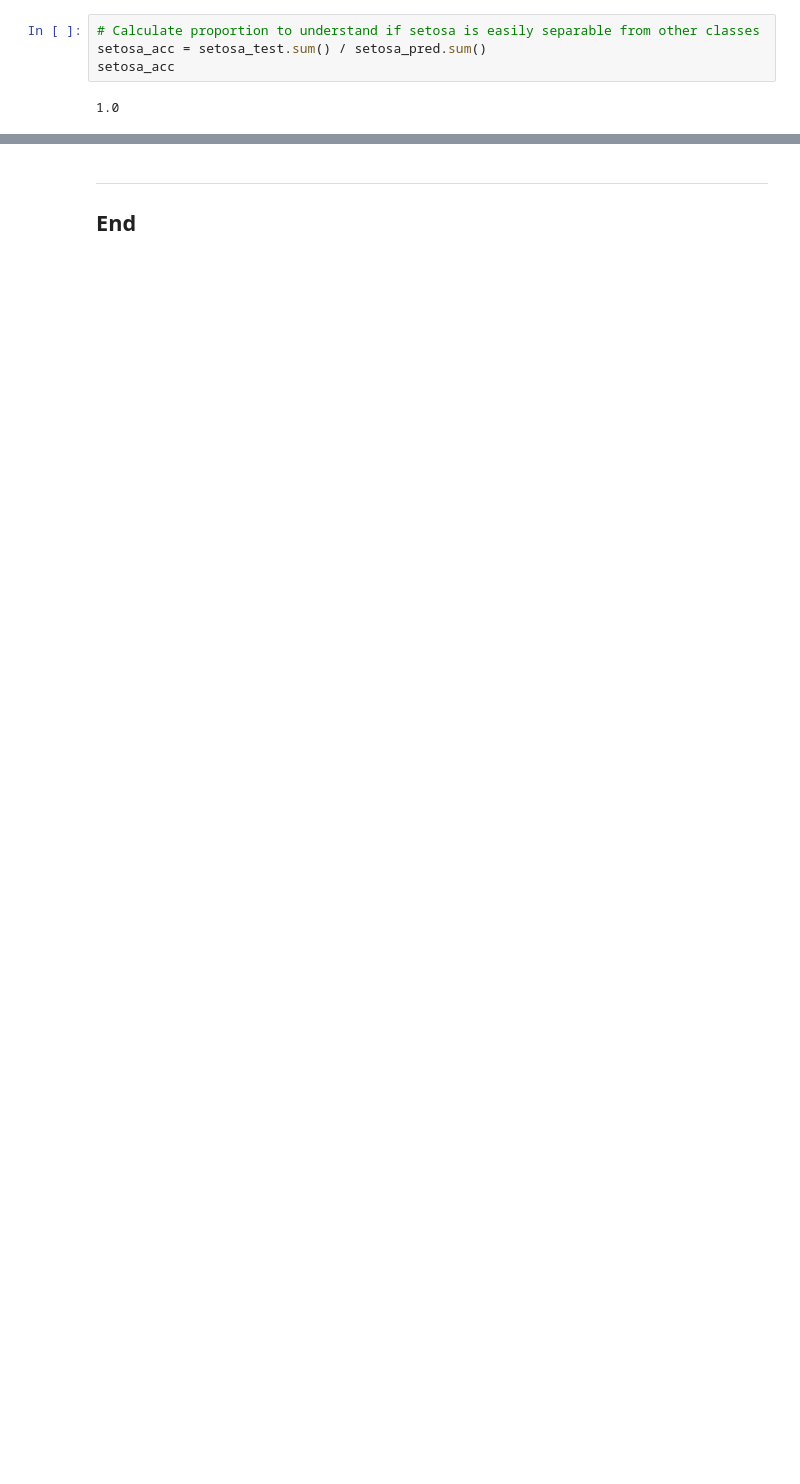
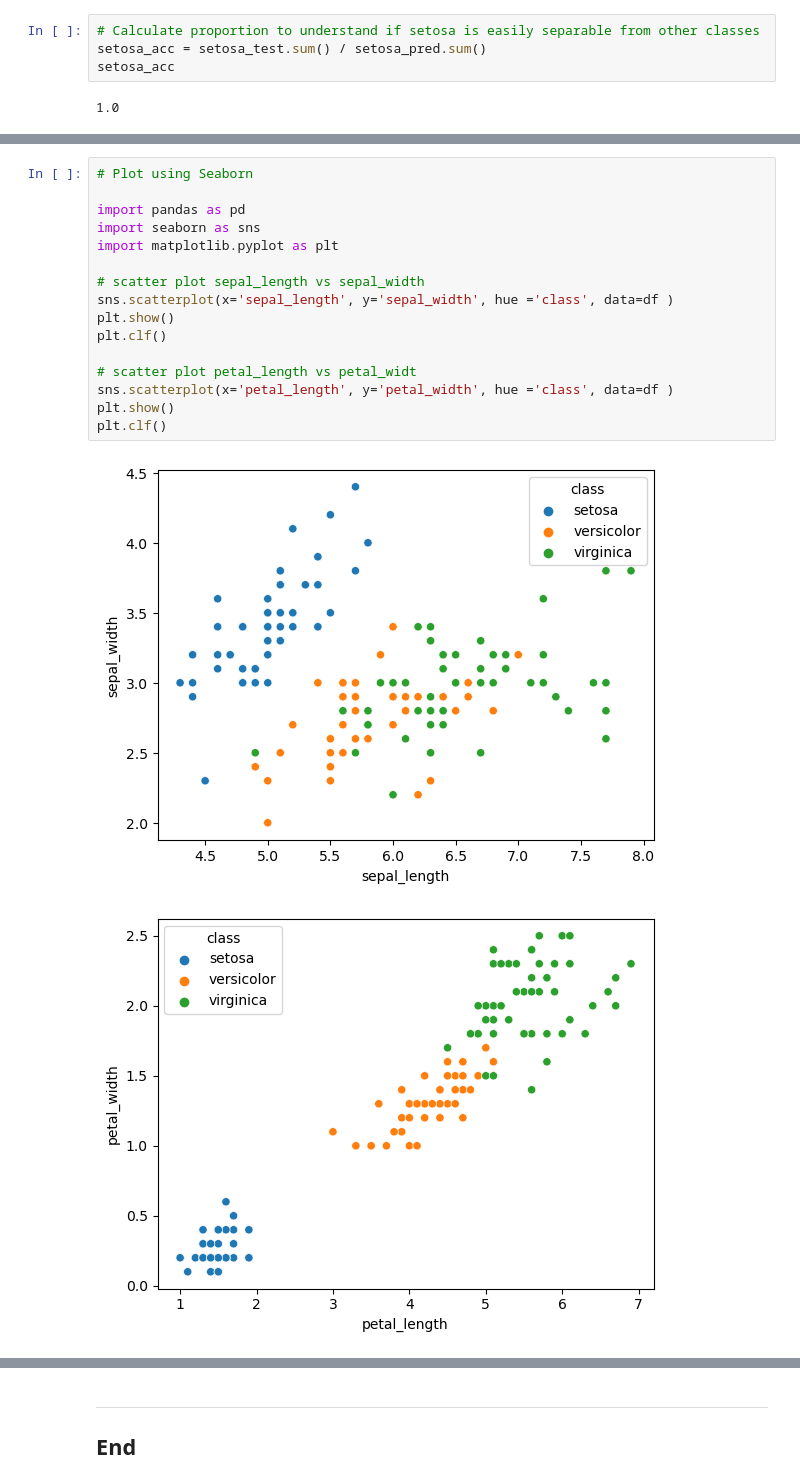
Before and after one commit to G00411367/machine-learning-stats, a Jupyter notebook: tasks.ipynb, the cells around one changed output, grey strips where cells are left out. Saved outputs shown, nothing was run; the diff lists cells and outputs as text; blank space fills up the shorter version.

Commit message:
update task4 add plot

```diff
--- a/tasks.ipynb
+++ b/tasks.ipynb
@@ -627,0 +630,19 @@ setosa_acc
+# %%
+# Plot using Seaborn
+
+import pandas as pd
+import seaborn as sns
+import matplotlib.pyplot as plt
+
+# scatter plot sepal_length vs sepal_width
+sns.scatterplot(x='sepal_length', y='sepal_width', hue ='class', data=df )
+plt.show()
+plt.clf()
+
+# scatter plot petal_length vs petal_widt
+sns.scatterplot(x='petal_length', y='petal_width', hue ='class', data=df )
+plt.show()
+plt.clf()
+# %% [output]
+[figure, added]
+[figure, added]
```
Also changed, not shown: parts of 14 cells of this notebook, 1 other file.
